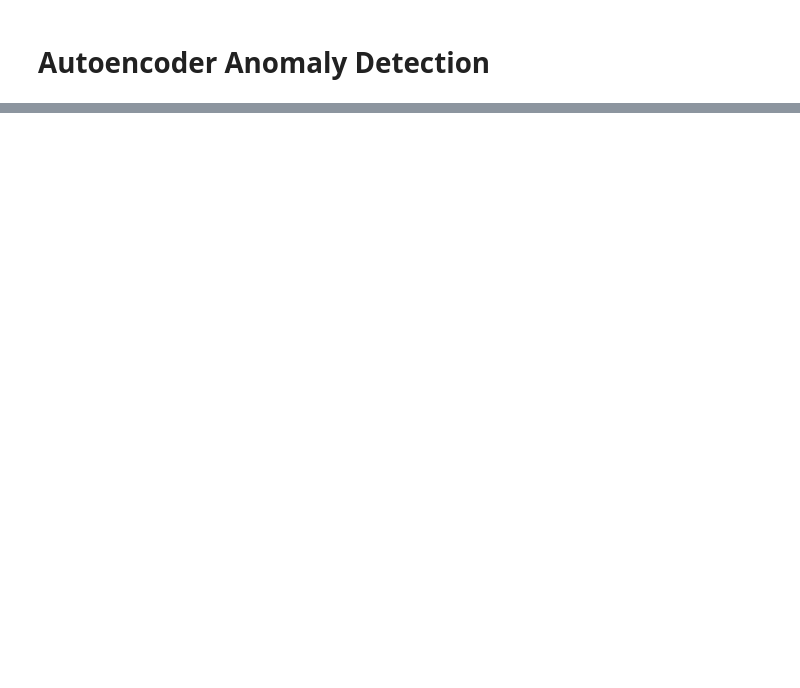
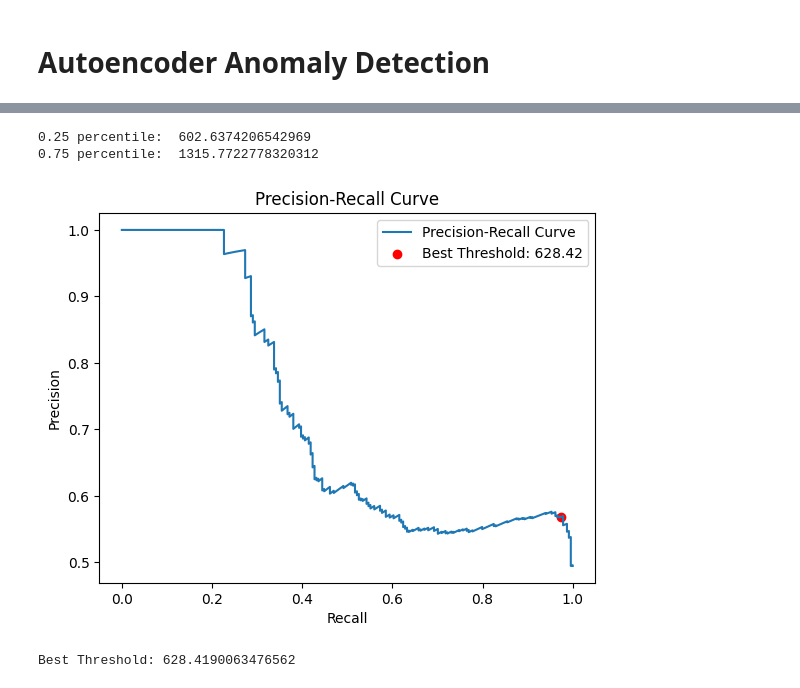
Before and after one commit to seanhyper/plant_disease_ds, a Jupyter notebook: exploration.ipynb, the cells around one changed output, grey strips where cells are left out. Cells and saved outputs as stored; diff of their text form; code cells hidden in the pictures; blank space fills up the shorter version.

Commit message:
analyze thresholds for anomaly detection

```diff
--- a/exploration.ipynb
+++ b/exploration.ipynb
@@ -598,0 +693,36 @@ plt.show()
+# %%
+healthy_25_percentile = mse_df.query("label == 0").non_scaled_hsv_mse.quantile(0.25)
+healthy_75_percentile = mse_df.query("label == 0").non_scaled_hsv_mse.quantile(0.75)
+
+print("0.25 percentile: ", healthy_25_percentile)
+print("0.75 percentile: ", healthy_75_percentile)
+# %% [output]
+0.25 percentile:  602.6374206542969
+0.75 percentile:  1315.7722778320312
+# %%
+mse_scores = mse_df['non_scaled_hsv_mse']
+true_labels = mse_df['binary_label']
+
+precision, recall, thresholds = precision_recall_curve(true_labels, mse_scores)
+
+# Calculate F1 scores
+f1_scores = 2 * (precision[:-1] * recall[:-1]) / (precision[:-1] + recall[:-1])
+
+# Find the index of the maximum F1 score
+max_f1_index = np.argmax(f1_scores)
+# Corresponding best threshold
+best_threshold = thresholds[max_f1_index]
+
+# Plot the precision-recall curve
+plt.plot(recall, precision, label='Precision-Recall Curve')
+plt.scatter(recall[max_f1_index+1], precision[max_f1_index+1], color='red', label=f'Best Threshold: {best_threshold:.2f}')
+plt.xlabel('Recall')
+plt.ylabel('Precision')
+plt.title('Precision-Recall Curve')
+plt.legend()
+plt.show()
+
+print(f'Best Threshold: {best_threshold}')
+# %% [output]
+[figure, added]
+Best Threshold: 628.4190063476562
```
Also changed, not shown: parts of 21 cells of this notebook, 1 other file.
